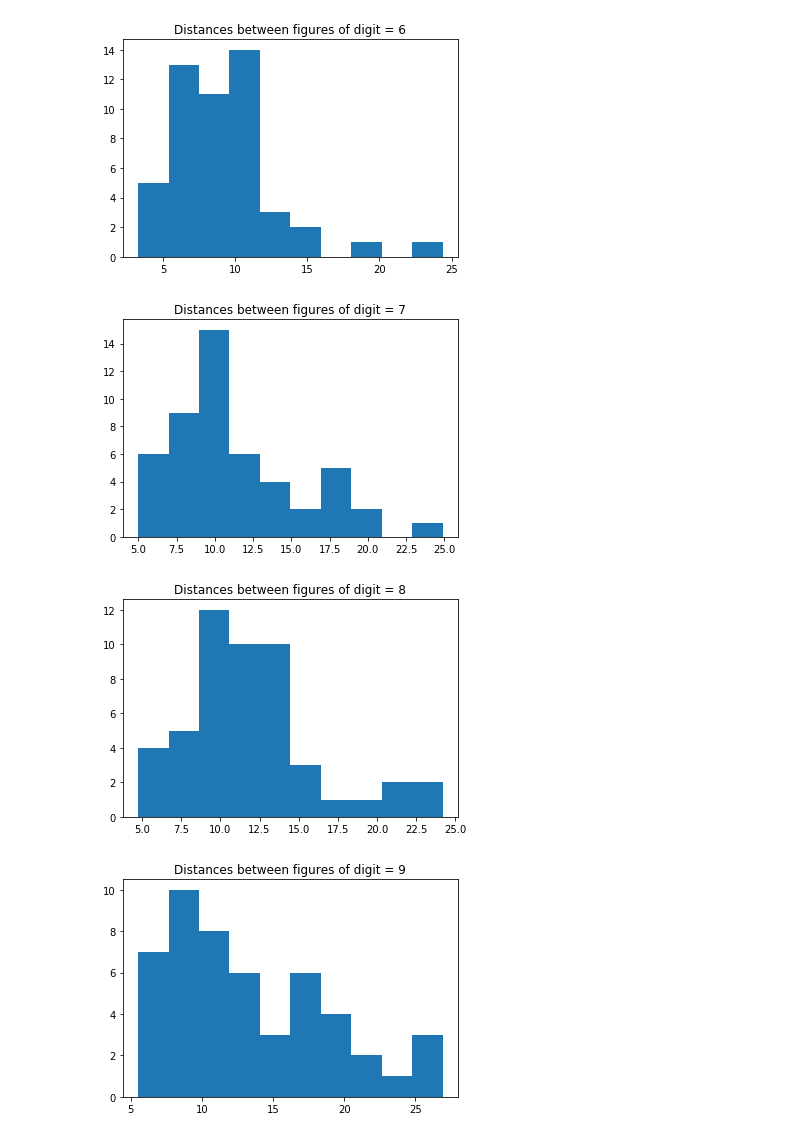
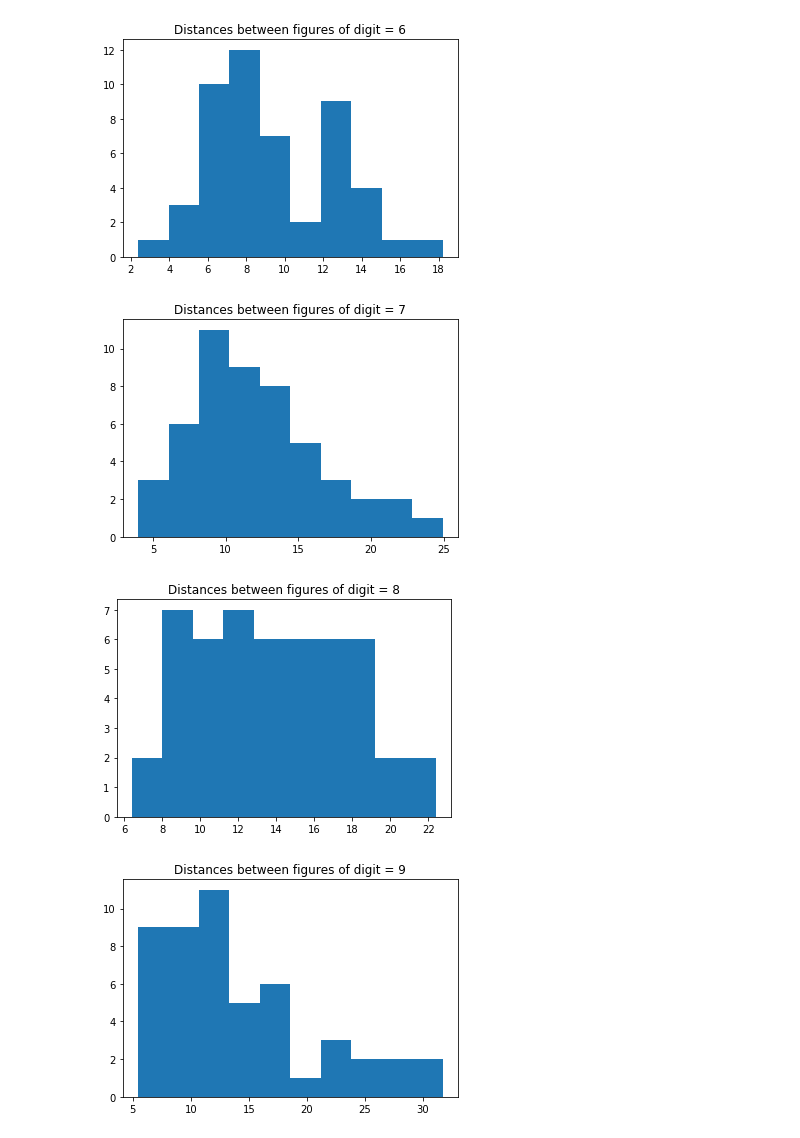
Before and after one commit to EmptyCrown/cs282final, a Jupyter notebook: final_project.ipynb, the cells around one changed output. Drawn from its saved outputs; the diff is of its cells as text; code cells hidden in the pictures.

```diff
--- a/final_project.ipynb
+++ b/final_project.ipynb
@@ -189,5 +269,6 @@ def collapsed_update_row(inZ, n):
 # %%
-digits = load_digits().data[:500] # digits are 8x8, pick first 100 for now
+digits = load_digits().data # digits are 8x8, pick first 100 for now
+target = load_digits().target # correct value of each digit
 D = digits.shape[0]
 for i in range(digits.shape[0]):
     digits[i] = digits[i] / digits[i].max()
@@ -200,6 +281,17 @@ for i in range(64):
         row2 = j // 8
         col2 = j % 8
         dist_matrix[i][j] = np.sqrt((row1 - row2) ** 2 + (col1 - col2) ** 2)
+
+def select_digit_subset(digits, target, digits_per_class = 20):
+    classes = defaultdict(list)
+    for index, digit in enumerate(digits):
+        classes[target[index]].append(digit)
+    subset = []
+    for key in classes:
+        digit_class = np.array(classes[key])
+        subset += list(digit_class[np.random.choice(np.arange(len(digit_class)), size = digits_per_class)])
+
+    return np.array(subset)
 
 def wasserstein(p_, q_, cost_matrix = dist_matrix, epsilon = 0.05 * np.median(dist_matrix), niterations = 100):
     # in case p_ or q_ contain 0's
@@ -236,6 +328,7 @@ for i in range(64):
 digit_samples = defaultdict(list)
 for index, digit in enumerate(target):
     digit_samples[digit].append(digits[index])
+digit_samples = {key : np.array(val) for key, val in digit_samples.items()}
 
 for digit in range(10):
     # sample 20 digits from each digit class
@@ -273,5 +366,5 @@ plt.show()
-[figure, old version]
+[figure, new version]
-[figure, old version]
+[figure, new version]
-[figure, old version]
+[figure, new version]
-[figure, old version]
+[figure, new version]
 [figure]
```
Also changed, not shown: parts of 11 cells of this notebook, 1 other file.
